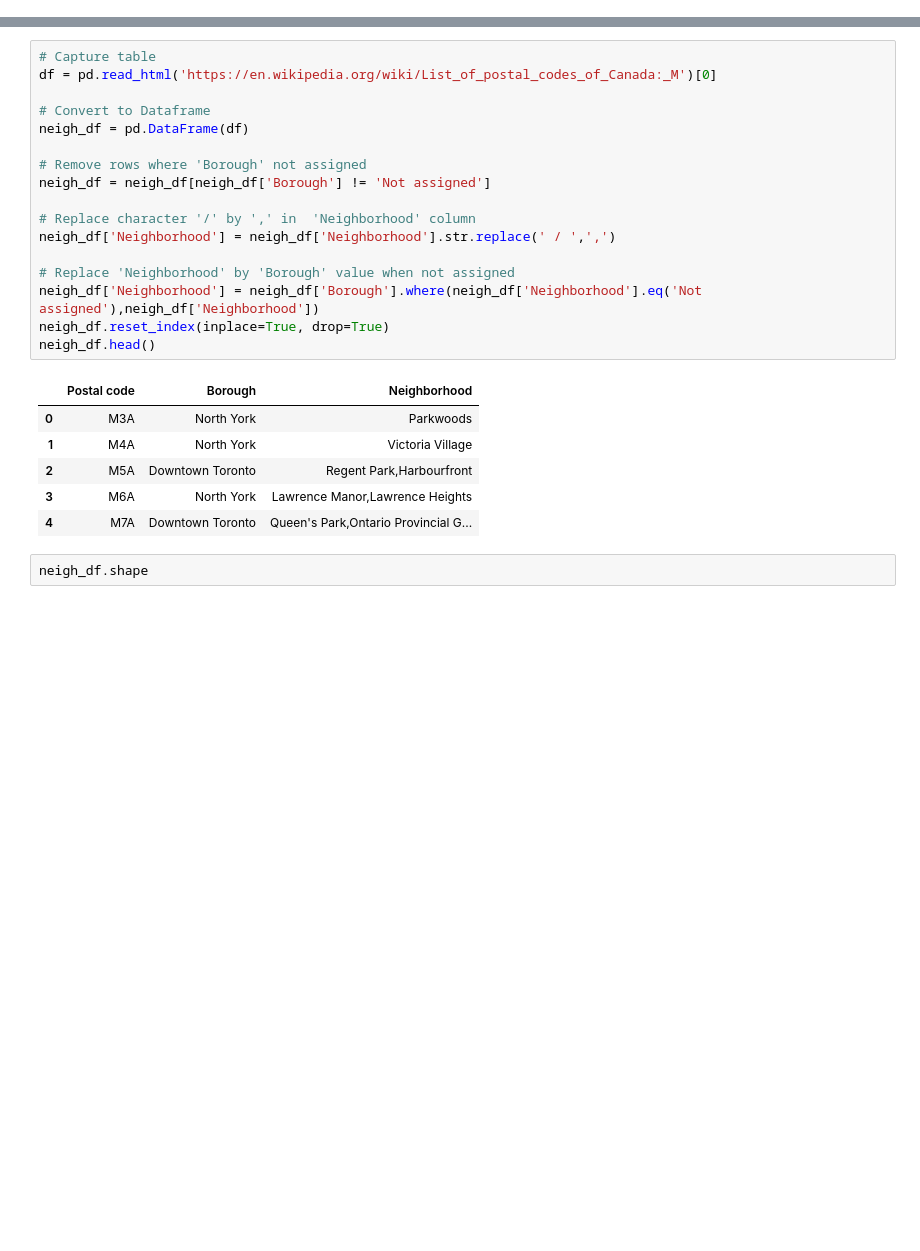
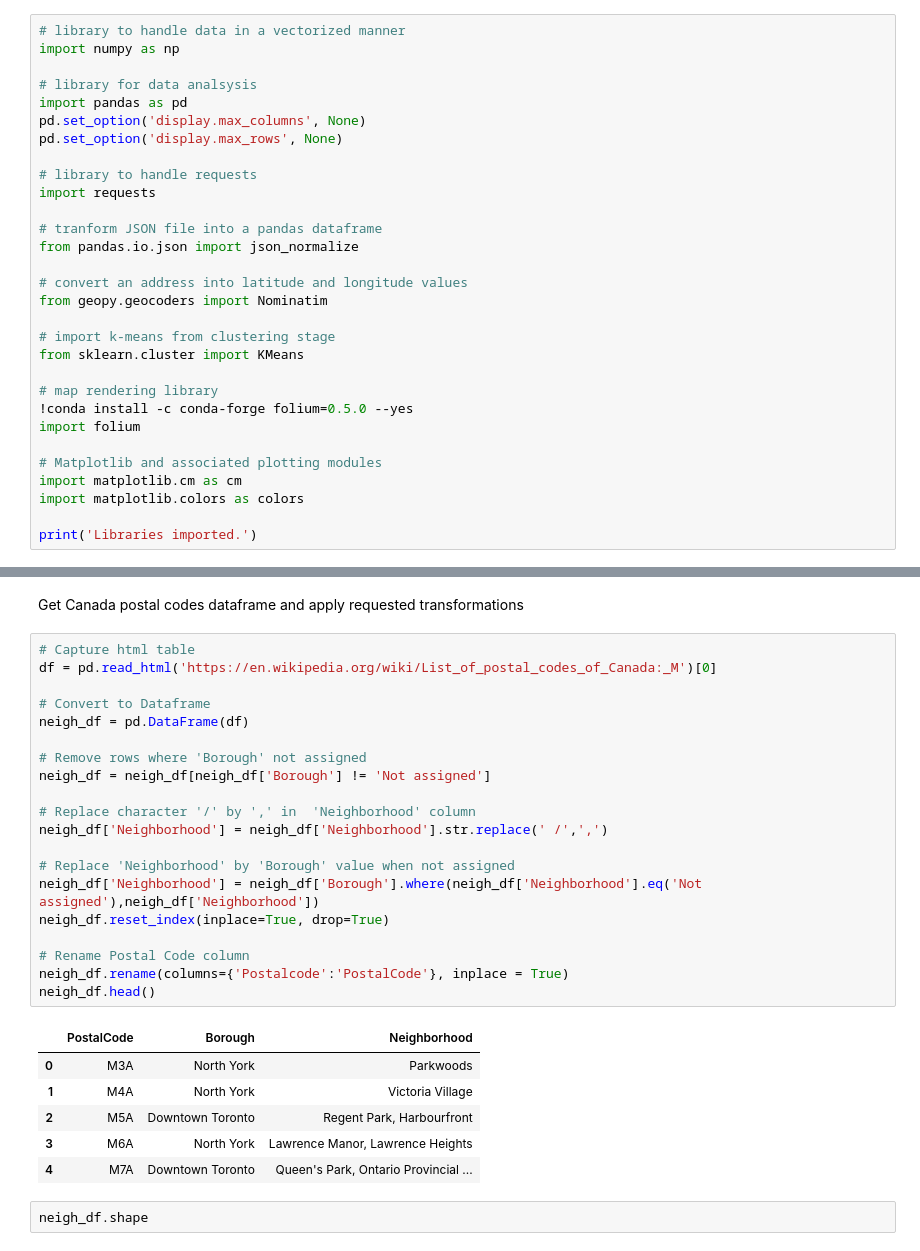
Before and after one commit to Marcel-github18/Coursera_Capstone, a Jupyter notebook: Segmenting and Clustering.ipynb, the cells around one changed output, grey strips where cells are left out. Drawn from its saved outputs; the diff is of its cells as text; blank space fills up the shorter version.

```diff
--- a/Segmenting and Clustering.ipynb
+++ b/Segmenting and Clustering.ipynb
@@ -4,0 +9,30 @@ import pandas as pd
+# %%
+# library to handle data in a vectorized manner
+import numpy as np
+
+# library for data analsysis
+import pandas as pd
+pd.set_option('display.max_columns', None)
+pd.set_option('display.max_rows', None)
+
+# library to handle requests
+import requests
+
+# tranform JSON file into a pandas dataframe
+from pandas.io.json import json_normalize
+
+# convert an address into latitude and longitude values
+from geopy.geocoders import Nominatim
+
+# import k-means from clustering stage
+from sklearn.cluster import KMeans
+
+# map rendering library
+!conda install -c conda-forge folium=0.5.0 --yes
+import folium
+
+# Matplotlib and associated plotting modules
+import matplotlib.cm as cm
+import matplotlib.colors as colors
+
+print('Libraries imported.')
@@ -5,27 +48,32 @@ import pandas as pd
+# %% [markdown]
+Get Canada postal codes dataframe and apply requested transformations
 # %%
-# Capture table
+# Capture html table
 df = pd.read_html('https://en.wikipedia.org/wiki/List_of_postal_codes_of_Canada:_M')[0]
 
 # Convert to Dataframe
 neigh_df = pd.DataFrame(df)
 
 # Remove rows where 'Borough' not assigned
 neigh_df = neigh_df[neigh_df['Borough'] != 'Not assigned']
 
 # Replace character '/' by ',' in  'Neighborhood' column
-neigh_df['Neighborhood'] = neigh_df['Neighborhood'].str.replace(' / ',',')
+neigh_df['Neighborhood'] = neigh_df['Neighborhood'].str.replace(' /',',')
 
 # Replace 'Neighborhood' by 'Borough' value when not assigned
 neigh_df['Neighborhood'] = neigh_df['Borough'].where(neigh_df['Neighborhood'].eq('Not assigned'),neigh_df['Neighborhood'])
 neigh_df.reset_index(inplace=True, drop=True)
+
+# Rename Postal Code column
+neigh_df.rename(columns={'Postalcode':'PostalCode'}, inplace = True)
 neigh_df.head()
 # %% [output]
-|  | Postal code | Borough | Neighborhood |
+|  | PostalCode | Borough | Neighborhood |
 | 0 | M3A | North York | Parkwoods |
 | 1 | M4A | North York | Victoria Village |
-| 2 | M5A | Downtown Toronto | Regent Park,Harbourfront |
-| 3 | M6A | North York | Lawrence Manor,Lawrence Heights |
-| 4 | M7A | Downtown Toronto | Queen's Park,Ontario Provincial G... |
+| 2 | M5A | Downtown Toronto | Regent Park, Harbourfront |
+| 3 | M6A | North York | Lawrence Manor, Lawrence Heights |
+| 4 | M7A | Downtown Toronto | Queen's Park, Ontario Provincial ... |
 # %%
 neigh_df.shape
 # %% [output]
```
Also changed, not shown: parts of 39 cells of this notebook.
